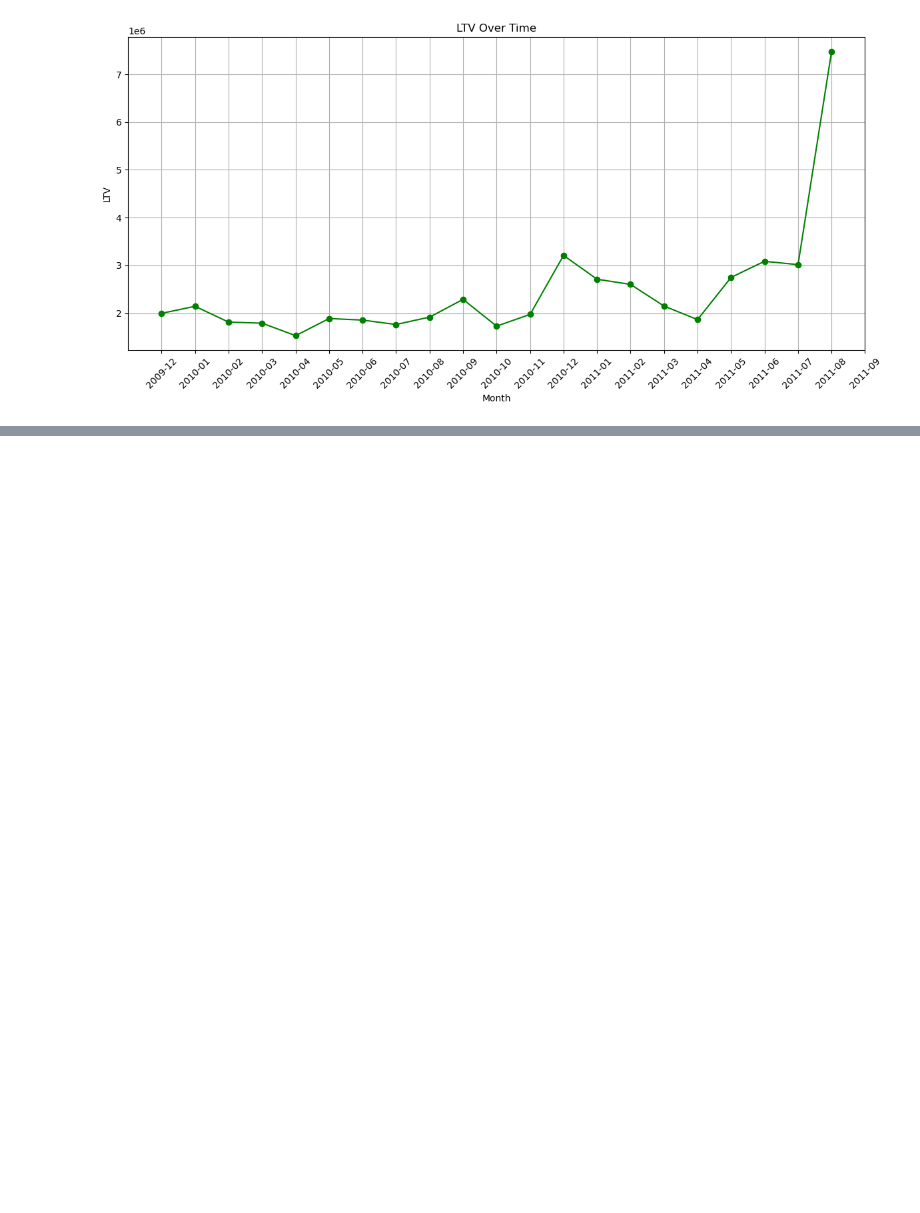
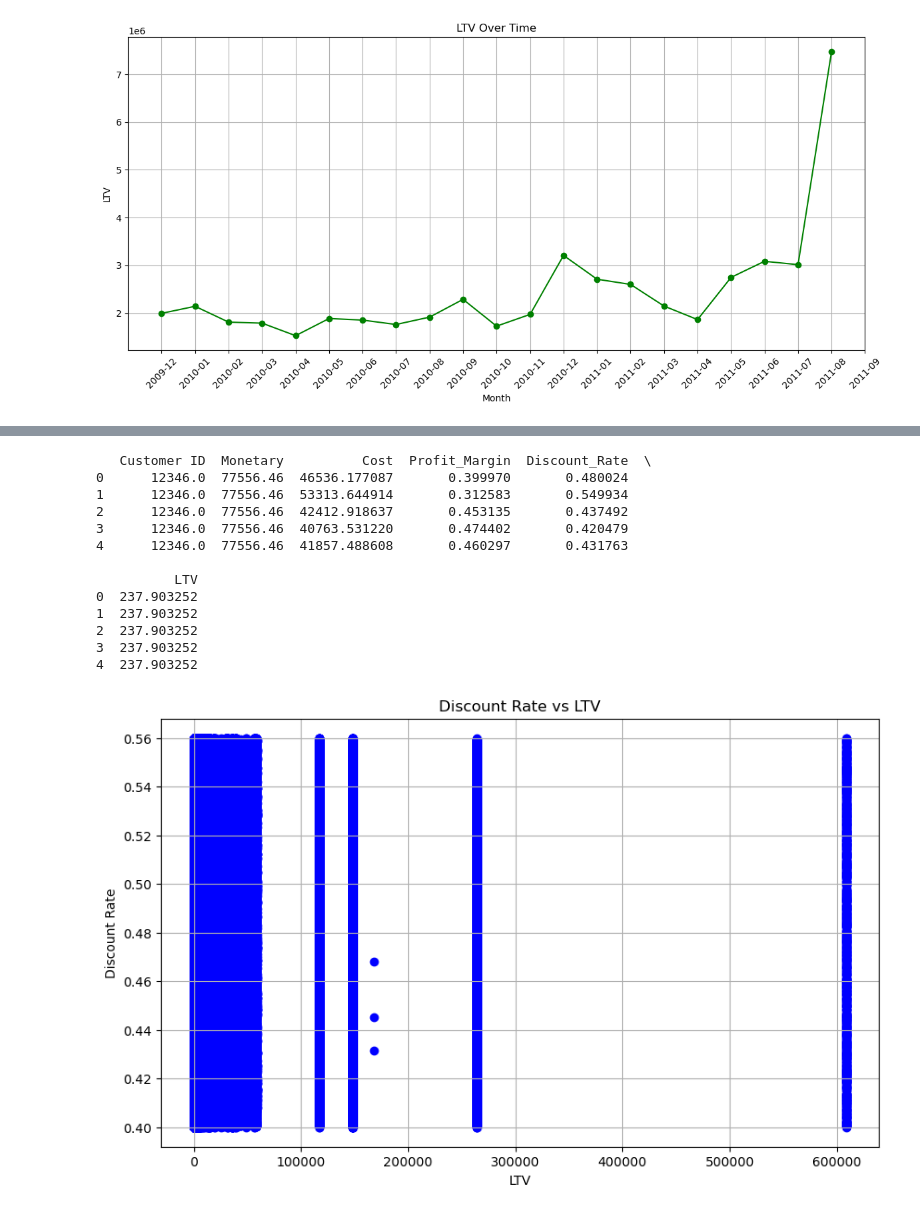
Before and after one commit to Gyuhyeon-Eom/project2, a Jupyter notebook: project2_엄규현.ipynb, the cells around one changed output, grey strips where cells are left out. Saved outputs shown, nothing was run; the diff lists cells and outputs as text; code cells hidden in the pictures; blank space fills up the shorter version.

```diff
--- a/project2_엄규현.ipynb
+++ b/project2_엄규현.ipynb
@@ -665,0 +686,42 @@ plt.show()
+# %%
+import numpy as np
+
+# Step 1: 원가 산정 (판매가의 50% ~ 70% 범위에서 무작위 추정)
+rfm_with_month['Cost'] = rfm_with_month['Monetary'] * np.random.uniform(0.5, 0.7, size=len(rfm_with_month))
+
+# Step 2: 이익률 계산 (판매가 - 원가) / 판매가
+rfm_with_month['Profit_Margin'] = (rfm_with_month['Monetary'] - rfm_with_month['Cost']) / rfm_with_month['Monetary']
+
+# Step 3: 할인율 계산 (원가/판매가) * (1 - 목표 이익률)
+target_profit_margin = 0.20  # 목표 이익률 20%
+rfm_with_month['Discount_Rate'] = (rfm_with_month['Cost'] / rfm_with_month['Monetary']) * (1 - target_profit_margin)
+
+# Step 4: LTV와 할인율 간의 관계를 확인하기 위해 데이터프레임에 LTV 추가
+rfm_with_month['LTV'] = rfm_with_month['Monetary'] / rfm_with_month['Recency']  # 임시 LTV 계산
+
+# Step 5: 결과 출력 (LTV와 할인율)
+print(rfm_with_month[['Customer ID', 'Monetary', 'Cost', 'Profit_Margin', 'Discount_Rate', 'LTV']].head())
+
+
+plt.figure(figsize=(10, 6))
+plt.scatter(rfm_with_month['LTV'], rfm_with_month['Discount_Rate'], color='b')
+plt.title('Discount Rate vs LTV')
+plt.xlabel('LTV')
+plt.ylabel('Discount Rate')
+plt.grid(True)
+plt.show()
+# %% [output]
+   Customer ID  Monetary          Cost  Profit_Margin  Discount_Rate  \
+0      12346.0  77556.46  46536.177087       0.399970       0.480024
+1      12346.0  77556.46  53313.644914       0.312583       0.549934
+2      12346.0  77556.46  42412.918637       0.453135       0.437492
+3      12346.0  77556.46  40763.531220       0.474402       0.420479
+4      12346.0  77556.46  41857.488608       0.460297       0.431763
+
+          LTV
+0  237.903252
+1  237.903252
+2  237.903252
+3  237.903252
+4  237.903252
+[figure, added]
```
Also changed, not shown: parts of 6 cells of this notebook.
